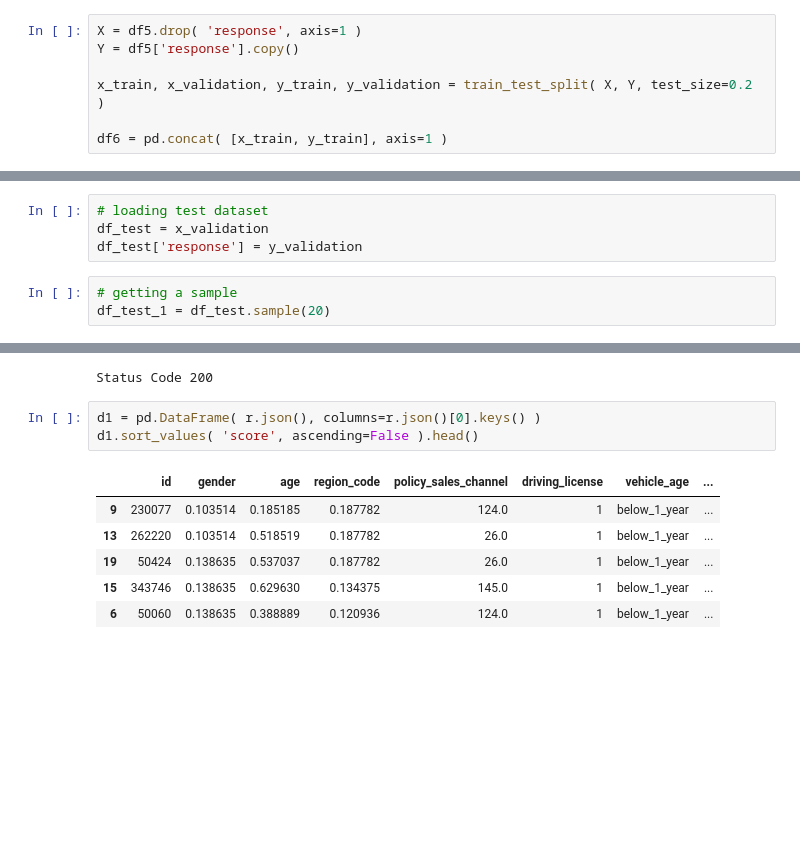
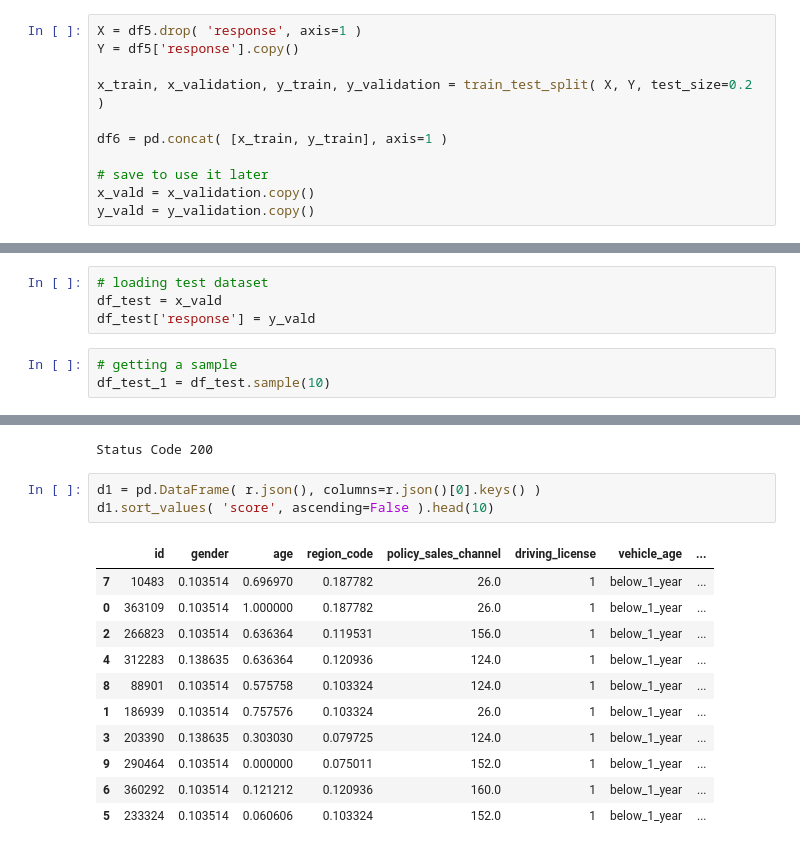
Before and after one commit to Gutscs/Health-Insurance-Cross-Sell, a Jupyter notebook: HealthInsurance.ipynb, the cells around one changed output, grey strips where cells are left out. Saved outputs shown, nothing was run; the diff lists cells and outputs as text; blank space fills up the shorter version.

```diff
--- a/HealthInsurance.ipynb
+++ b/HealthInsurance.ipynb
@@ -778,6 +735,10 @@ Y = df5['response'].copy()
 x_train, x_validation, y_train, y_validation = train_test_split( X, Y, test_size=0.2 )
 
 df6 = pd.concat( [x_train, y_train], axis=1 )
+
+# save to use it later
+x_vald = x_validation.copy()
+y_vald = y_validation.copy()
 # %% [markdown]
 ## 6.1. Standardization
 # %%
@@ -1157,11 +1157,11 @@ import requests
 import json
 # %%
 # loading test dataset
-df_test = x_validation
-df_test['response'] = y_validation
+df_test = x_vald
+df_test['response'] = y_vald
 # %%
 # getting a sample
-df_test_1 = df_test.sample(20)
+df_test_1 = df_test.sample(10)
 # %%
 # convert dataframe to json
 data = json.dumps( df_test_1.to_dict( orient='records' ) )
@@ -1180,11 +1180,16 @@ print( 'Status Code {}'.format( r.status_code ) )
 Status Code 200
 # %%
 d1 = pd.DataFrame( r.json(), columns=r.json()[0].keys() )
-d1.sort_values( 'score', ascending=False ).head()
+d1.sort_values( 'score', ascending=False ).head(10)
 # %% [output]
 |  | id | gender | age | region_code | policy_sales_channel | driving_license | vehicle_age | ... |
-| 9 | 230077 | 0.103514 | 0.185185 | 0.187782 | 124.0 | 1 | below_1_year | ... |
-| 13 | 262220 | 0.103514 | 0.518519 | 0.187782 | 26.0 | 1 | below_1_year | ... |
-| 19 | 50424 | 0.138635 | 0.537037 | 0.187782 | 26.0 | 1 | below_1_year | ... |
-| 15 | 343746 | 0.138635 | 0.629630 | 0.134375 | 145.0 | 1 | below_1_year | ... |
-| 6 | 50060 | 0.138635 | 0.388889 | 0.120936 | 124.0 | 1 | below_1_year | ... |
+| 7 | 10483 | 0.103514 | 0.696970 | 0.187782 | 26.0 | 1 | below_1_year | ... |
+| 0 | 363109 | 0.103514 | 1.000000 | 0.187782 | 26.0 | 1 | below_1_year | ... |
+| 2 | 266823 | 0.103514 | 0.636364 | 0.119531 | 156.0 | 1 | below_1_year | ... |
+| 4 | 312283 | 0.138635 | 0.636364 | 0.120936 | 124.0 | 1 | below_1_year | ... |
+| 8 | 88901 | 0.103514 | 0.575758 | 0.103324 | 124.0 | 1 | below_1_year | ... |
+| 1 | 186939 | 0.103514 | 0.757576 | 0.103324 | 26.0 | 1 | below_1_year | ... |
+| 3 | 203390 | 0.138635 | 0.303030 | 0.079725 | 124.0 | 1 | below_1_year | ... |
+| 9 | 290464 | 0.103514 | 0.000000 | 0.075011 | 152.0 | 1 | below_1_year | ... |
+| 6 | 360292 | 0.103514 | 0.121212 | 0.120936 | 160.0 | 1 | below_1_year | ... |
+| 5 | 233324 | 0.103514 | 0.060606 | 0.103324 | 152.0 | 1 | below_1_year | ... |
```
Also changed, not shown: parts of 26 cells of this notebook.
